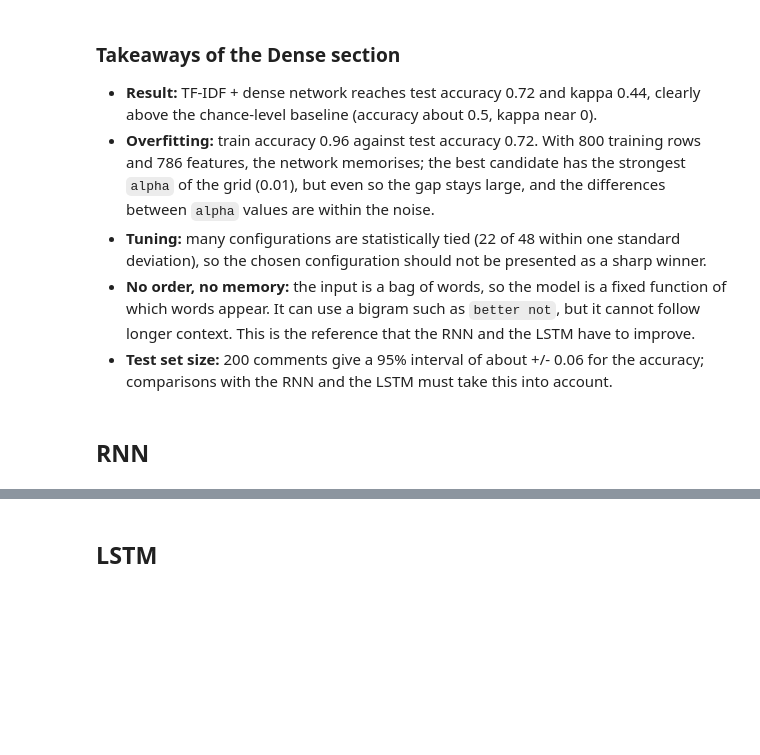
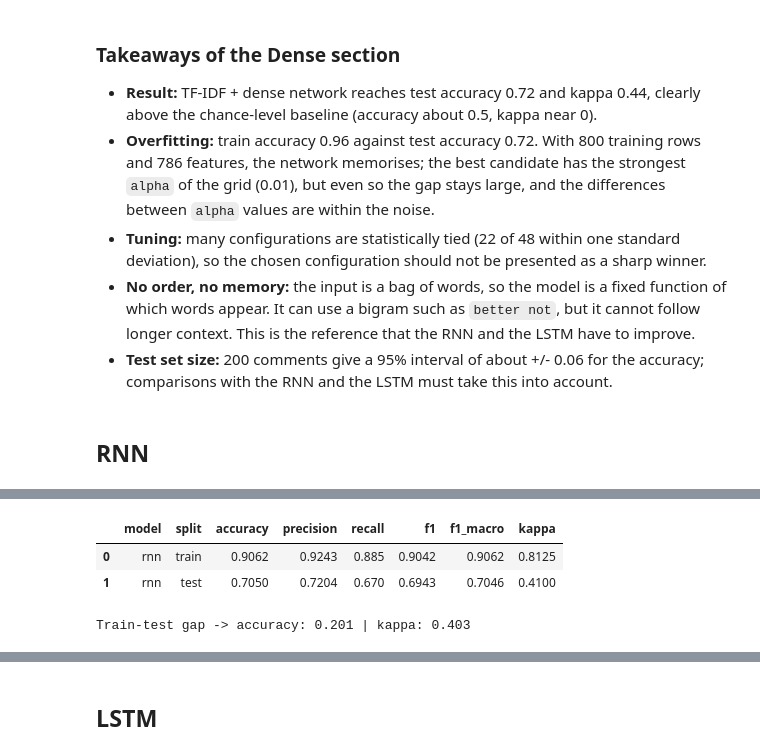
Before and after one commit to Juanes3333/CED-III-IT2-acabados, a Jupyter notebook: notebooks/03_dense_rnn_lstm.ipynb, the cells around one changed output, grey strips where cells are left out. Cells and saved outputs as stored; diff of their text form; code cells hidden in the pictures; blank space fills up the shorter version.

```diff
--- a/notebooks/03_dense_rnn_lstm.ipynb
+++ b/notebooks/03_dense_rnn_lstm.ipynb
@@ -322,0 +488,3 @@ Saved dense_pipeline.joblib: 1284 KB; the reloaded pipeline gives the same test
+# %%
+rnn_pred_train = (rnn.predict(X_train_seq, verbose=0).ravel() >= 0.5).astype(int)
+print("Training predictions:", len(rnn_pred_train), "| predicted positives:", int(rnn_pred_train.sum()))
@@ -322,0 +504,27 @@ Saved dense_pipeline.joblib: 1284 KB; the reloaded pipeline gives the same test
+# %%
+rnn_metrics = evaluate_train_test(
+    "rnn",
+    y_train,
+    rnn_pred_train,
+    y_test,
+    rnn_pred_test,
+)
+rnn_metrics_path = save_metrics(rnn_metrics, "rnn")
+rnn_metrics_saved = pd.read_csv(rnn_metrics_path)
+
+assert len(rnn_metrics_saved) == 2
+assert set(rnn_metrics_saved["split"]) == {"train", "test"}
+display(rnn_metrics_saved.round(4))
+
+rnn_train_row = rnn_metrics_saved[rnn_metrics_saved["split"] == "train"].iloc[0]
+rnn_test_row = rnn_metrics_saved[rnn_metrics_saved["split"] == "test"].iloc[0]
+print(
+    "Train-test gap -> "
+    f"accuracy: {rnn_train_row['accuracy'] - rnn_test_row['accuracy']:.3f} | "
+    f"kappa: {rnn_train_row['kappa'] - rnn_test_row['kappa']:.3f}"
+)
+# %% [output]
+|  | model | split | accuracy | precision | recall | f1 | f1_macro | kappa |
+| 0 | rnn | train | 0.9062 | 0.9243 | 0.885 | 0.9042 | 0.9062 | 0.8125 |
+| 1 | rnn | test | 0.7050 | 0.7204 | 0.670 | 0.6943 | 0.7046 | 0.4100 |
+Train-test gap -> accuracy: 0.201 | kappa: 0.403
```
Also changed, not shown: parts of 18 cells of this notebook, 6 other files.
